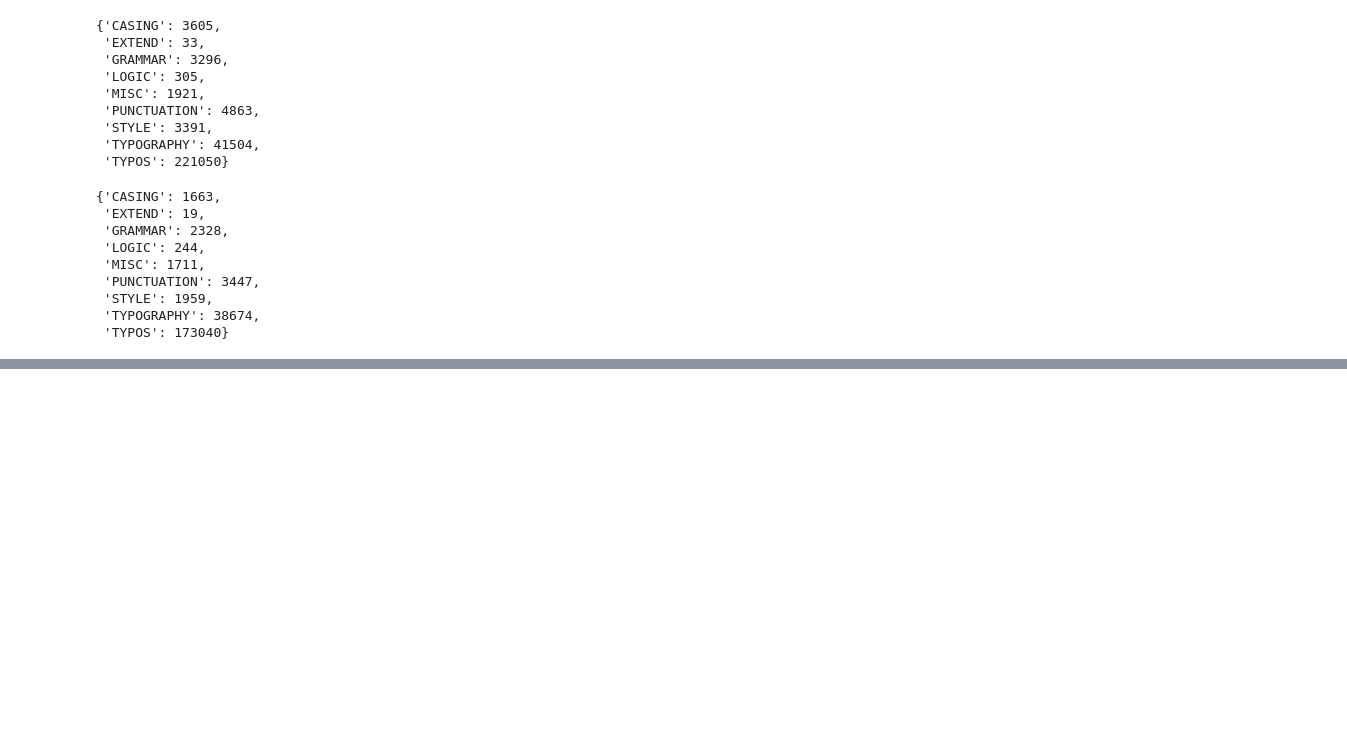
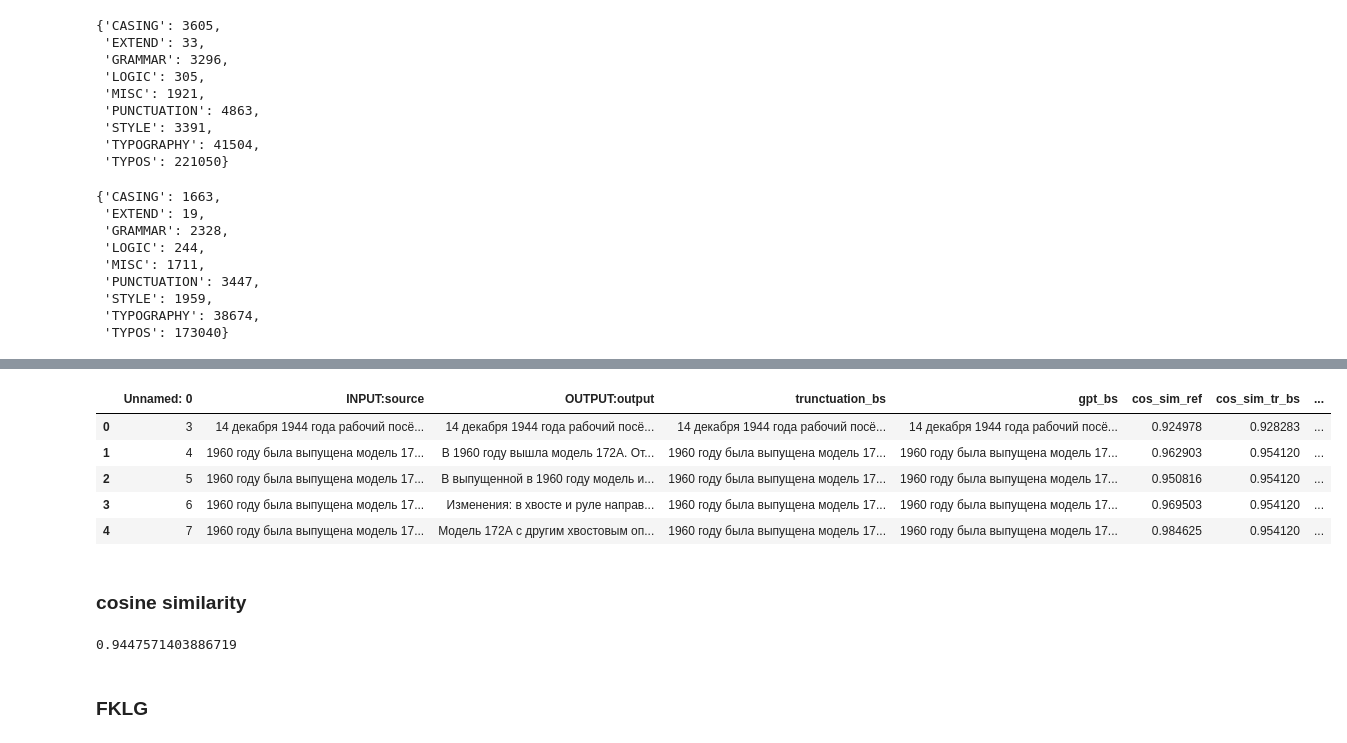
Before and after one commit to alexandraizhevskaya/Machine-methods-for-creating-a-corpus-of-simplified-texts, a Jupyter notebook: Basic_evaluation_and_translation_with_Transformers.ipynb, the cells around one changed output, grey strips where cells are left out. Cells and saved outputs as stored; diff of their text form; code cells hidden in the pictures; blank space fills up the shorter version.

```diff
--- a/Basic_evaluation_and_translation_with_Transformers.ipynb
+++ b/Basic_evaluation_and_translation_with_Transformers.ipynb
@@ -1767,0 +2161,16 @@ dst_errors
+# %%
+test_data = pd.read_csv('/content/test_baselines.csv', sep='\t')
+test_data['INPUT:source'] = test_data['INPUT:source'].apply(lambda x: re.sub(r'[\t\n\r\f\v]+', "",x))
+test_data['OUTPUT:output'] = test_data['OUTPUT:output'].apply(lambda x: re.sub(r'[\t\n\r\f\v]+', "",x))
+test_data.to_csv('test_data_new.csv', index=False, sep='\t')
+# %%
+test_data.head()
+# %% [output]
+|  | Unnamed: 0 | INPUT:source | OUTPUT:output | trunctuation_bs | gpt_bs | cos_sim_ref | cos_sim_tr_bs | ... |
+| 0 | 3 | 14 декабря 1944 года рабочий посё... | 14 декабря 1944 года рабочий посё... | 14 декабря 1944 года рабочий посё... | 14 декабря 1944 года рабочий посё... | 0.924978 | 0.928283 | ... |
+| 1 | 4 | 1960 году была выпущена модель 17... | В 1960 году вышла модель 172А. От... | 1960 году была выпущена модель 17... | 1960 году была выпущена модель 17... | 0.962903 | 0.954120 | ... |
+| 2 | 5 | 1960 году была выпущена модель 17... | В выпущенной в 1960 году модель и... | 1960 году была выпущена модель 17... | 1960 году была выпущена модель 17... | 0.950816 | 0.954120 | ... |
+| 3 | 6 | 1960 году была выпущена модель 17... | Изменения: в хвосте и руле направ... | 1960 году была выпущена модель 17... | 1960 году была выпущена модель 17... | 0.969503 | 0.954120 | ... |
+| 4 | 7 | 1960 году была выпущена модель 17... | Модель 172А с другим хвостовым оп... | 1960 году была выпущена модель 17... | 1960 году была выпущена модель 17... | 0.984625 | 0.954120 | ... |
+# %% [markdown]
+### cosine similarity
@@ -1767,0 +2179,6 @@ dst_errors
+# %%
+test_data.cos_sim_in_out.mean()
+# %% [output]
+0.9447571403886719
+# %% [markdown]
+### FKLG
```
Also changed, not shown: parts of 29 cells of this notebook.
